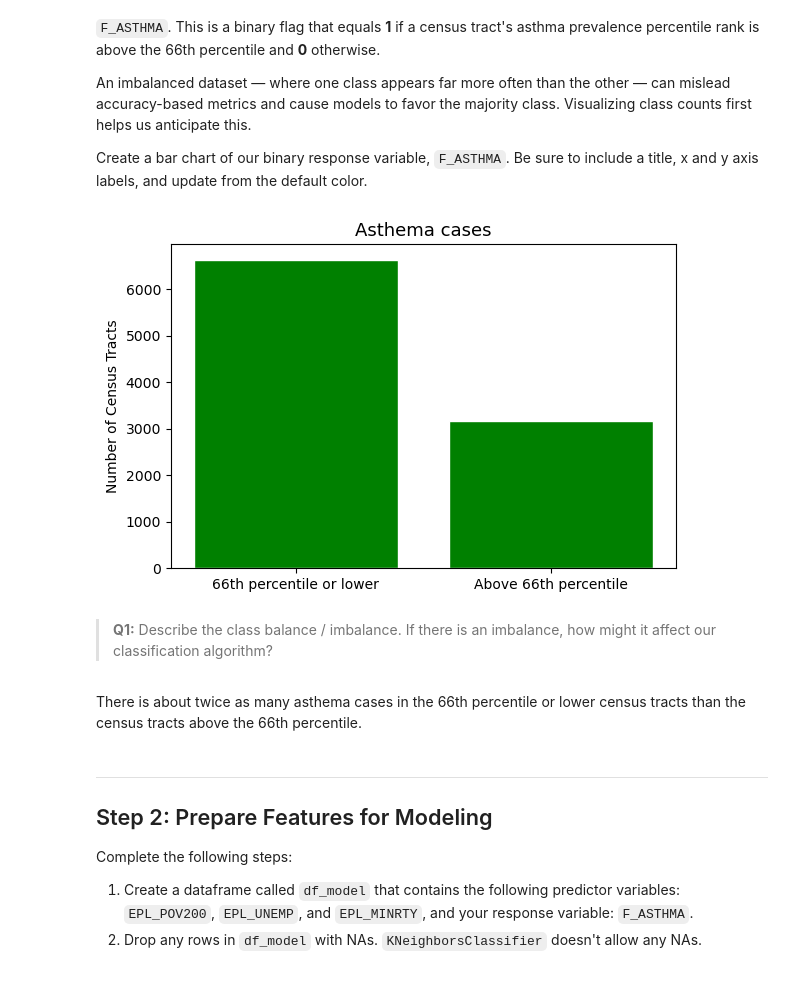
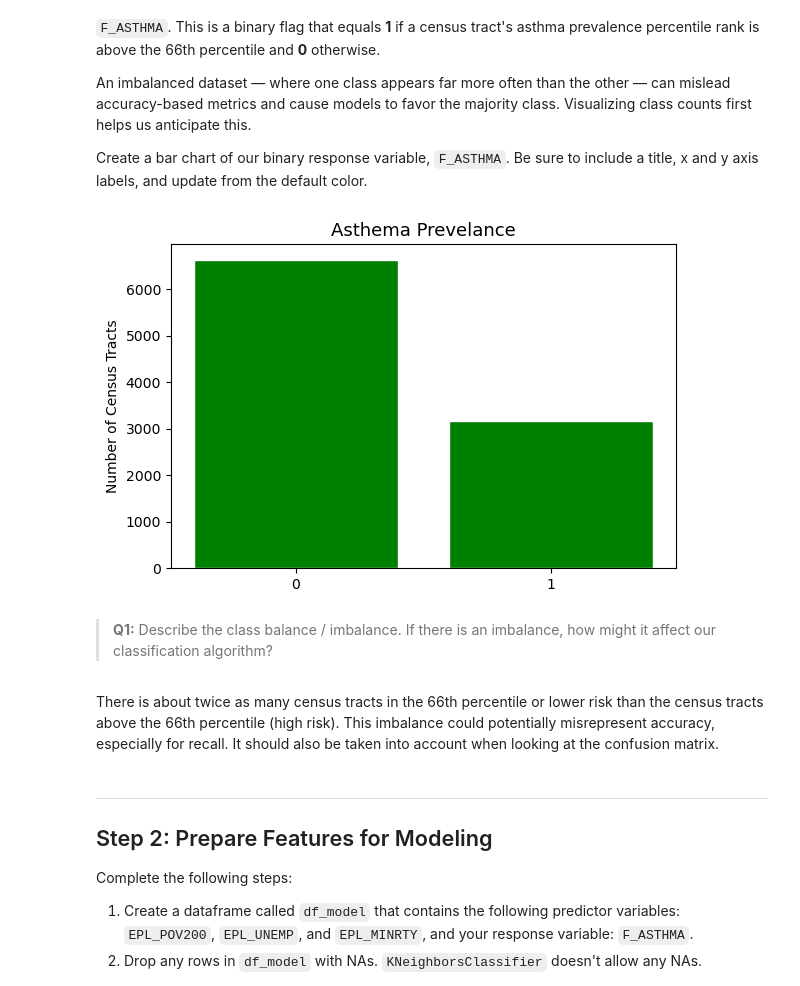
Before and after one commit to kylienewcomer/eds232-assignment-2, a Jupyter notebook: hw2-task2.ipynb, the cells around one changed output. Drawn from its saved outputs; the diff is of its cells as text; code cells hidden in the pictures.

```diff
--- a/hw2-task2.ipynb
+++ b/hw2-task2.ipynb
@@ -96,16 +96,16 @@ Create a bar chart of our binary response variable, `F_ASTHMA`. Be sure to inclu
 # %%
 # Create plot
 counts = df['F_ASTHMA'].value_counts().sort_index()
-labels = ["66th percentile or lower", "Above 66th percentile"]
+labels = ["0", "1"]
 
 fig, ax = plt.subplots(figsize=(6, 4))
 ax.bar(labels, counts.values, color="green", edgecolor='white')
-ax.set_title('Asthema cases', fontsize=13)
+ax.set_title('Asthema Prevelance', fontsize=13)
 ax.set_ylabel('Number of Census Tracts')
 plt.tight_layout()
 plt.show()
 # %% [output]
-[figure, old version]
+[figure, new version]
 # %% [markdown]
 <!-- END QUESTION -->
 
@@ -113,7 +113,7 @@ plt.show()
 
 > **Q1:** Describe the class balance / imbalance. If there is an imbalance, how might it affect our classification algorithm?
 # %% [markdown]
-There is about twice as many asthema cases in the 66th percentile or lower census tracts than the census tracts above the 66th percentile.
+There is about twice as many census tracts in the 66th percentile or lower risk than the census tracts above the 66th percentile (high risk). This imbalance could potentially misrepresent accuracy, especially for recall. It should also be taken into account when looking at the confusion matrix.
 # %% [markdown]
 <!-- END QUESTION -->
 
```
Also changed, not shown: parts of 12 cells of this notebook.
